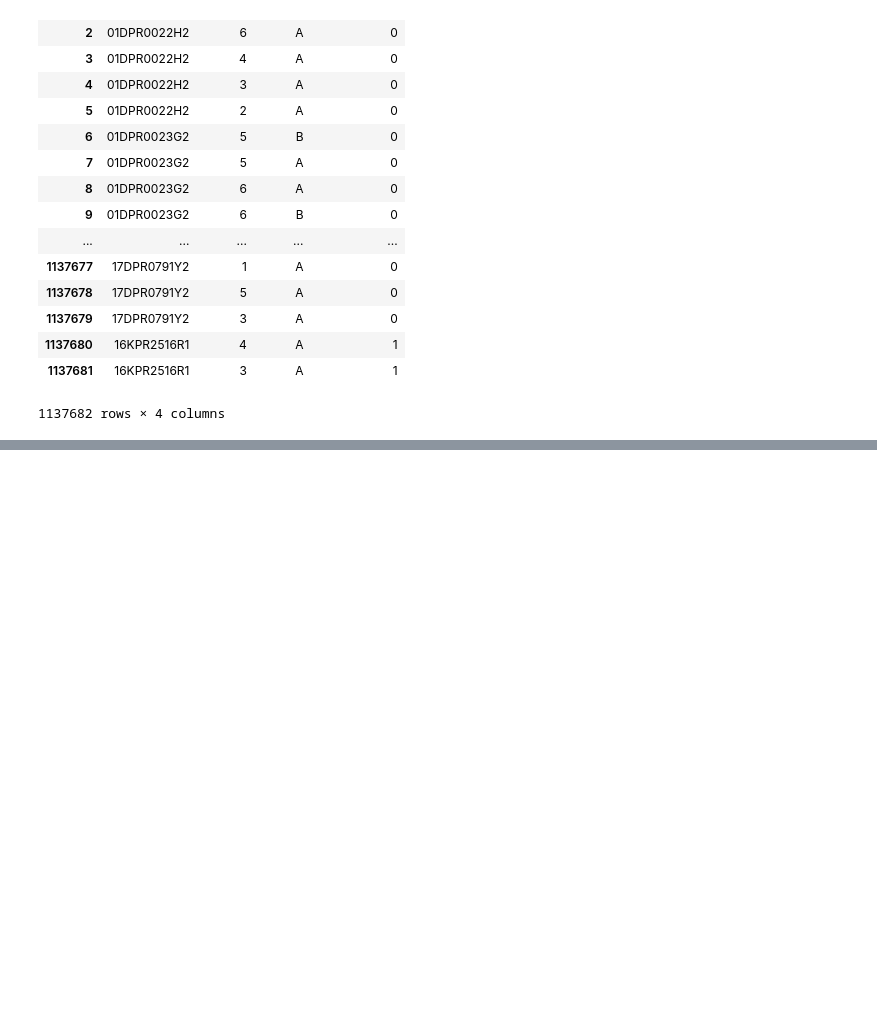
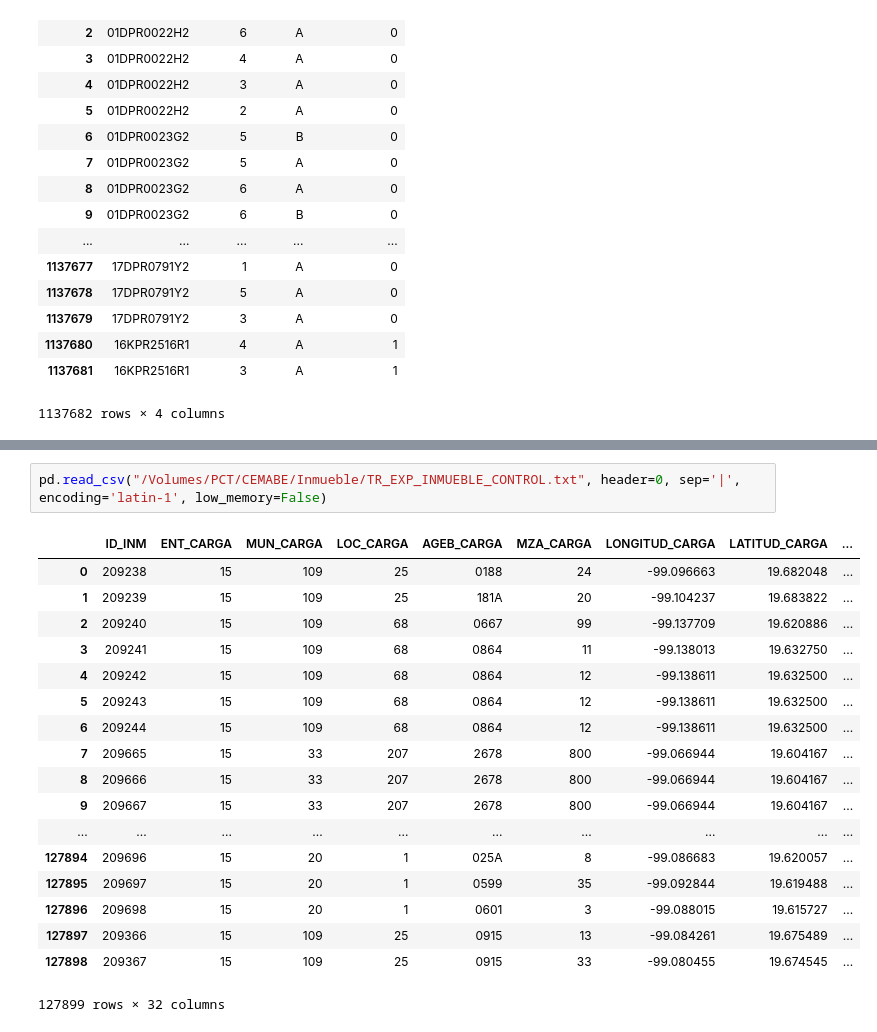
Before and after one commit to pablocastelo/mexprimero, a Jupyter notebook: load_data.ipynb, the cells around one changed output, grey strips where cells are left out. Saved outputs shown, nothing was run; the diff lists cells and outputs as text; blank space fills up the shorter version.

```diff
--- a/load_data.ipynb
+++ b/load_data.ipynb
@@ -123,0 +139,21 @@ pd.read_csv("/Volumes/PCT/CEMABE/Centros_trabajo_X/TR_EXP_REL_GRADOS_GRUPOS_CT.t
+# %%
+pd.read_csv("/Volumes/PCT/CEMABE/Inmueble/TR_EXP_INMUEBLE_CONTROL.txt", header=0, sep='|', encoding='latin-1', low_memory=False)
+# %% [output]
+|  | ID_INM | ENT_CARGA | MUN_CARGA | LOC_CARGA | AGEB_CARGA | MZA_CARGA | LONGITUD_CARGA | LATITUD_CARGA | ... |
+| 0 | 209238 | 15 | 109 | 25 | 0188 | 24 | -99.096663 | 19.682048 | ... |
+| 1 | 209239 | 15 | 109 | 25 | 181A | 20 | -99.104237 | 19.683822 | ... |
+| 2 | 209240 | 15 | 109 | 68 | 0667 | 99 | -99.137709 | 19.620886 | ... |
+| 3 | 209241 | 15 | 109 | 68 | 0864 | 11 | -99.138013 | 19.632750 | ... |
+| 4 | 209242 | 15 | 109 | 68 | 0864 | 12 | -99.138611 | 19.632500 | ... |
+| 5 | 209243 | 15 | 109 | 68 | 0864 | 12 | -99.138611 | 19.632500 | ... |
+| 6 | 209244 | 15 | 109 | 68 | 0864 | 12 | -99.138611 | 19.632500 | ... |
+| 7 | 209665 | 15 | 33 | 207 | 2678 | 800 | -99.066944 | 19.604167 | ... |
+| 8 | 209666 | 15 | 33 | 207 | 2678 | 800 | -99.066944 | 19.604167 | ... |
+| 9 | 209667 | 15 | 33 | 207 | 2678 | 800 | -99.066944 | 19.604167 | ... |
+| ... | ... | ... | ... | ... | ... | ... | ... | ... | ... |
+| 127894 | 209696 | 15 | 20 | 1 | 025A | 8 | -99.086683 | 19.620057 | ... |
+| 127895 | 209697 | 15 | 20 | 1 | 0599 | 35 | -99.092844 | 19.619488 | ... |
+| 127896 | 209698 | 15 | 20 | 1 | 0601 | 3 | -99.088015 | 19.615727 | ... |
+| 127897 | 209366 | 15 | 109 | 25 | 0915 | 13 | -99.084261 | 19.675489 | ... |
+| 127898 | 209367 | 15 | 109 | 25 | 0915 | 33 | -99.080455 | 19.674545 | ... |
+127899 rows × 32 columns
```
Also changed, not shown: parts of 4 cells of this notebook.
